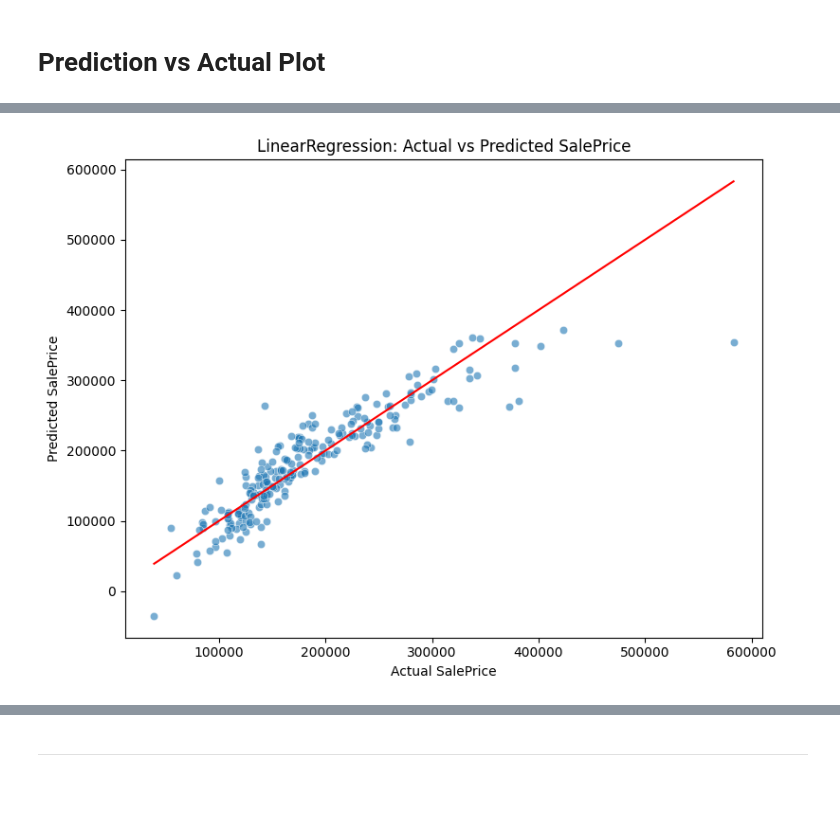
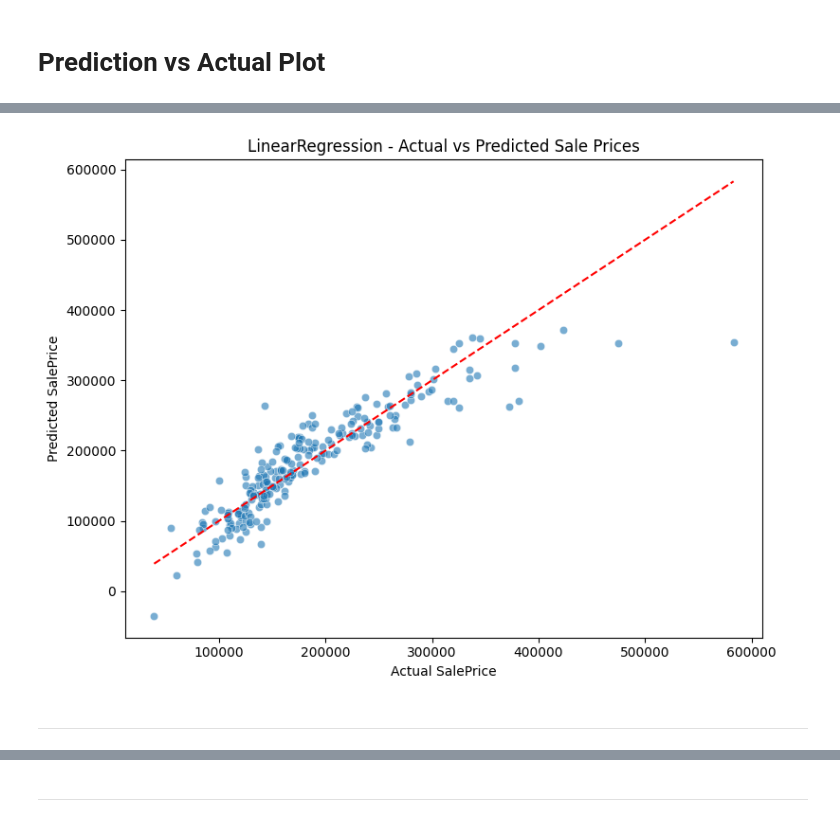
Before and after one commit to justynath/heritage-house-price-predictor, a Jupyter notebook: jupyter_notebooks/05 - Modeling and Evaluation.ipynb, the cells around one changed output, grey strips where cells are left out. Saved outputs shown, nothing was run; the diff lists cells and outputs as text; code cells hidden in the pictures; blank space fills up the shorter version.

```diff
--- a/jupyter_notebooks/05 - Modeling and Evaluation.ipynb
+++ b/jupyter_notebooks/05 - Modeling and Evaluation.ipynb
@@ -116,9 +148,10 @@ def build_pipeline(model):
 # %%
 from sklearn.ensemble import GradientBoostingRegressor, RandomForestRegressor
+from sklearn.linear_model import LinearRegression
 from xgboost import XGBRegressor
-from sklearn.linear_model import LinearRegression
 from sklearn.model_selection import GridSearchCV
 
+# Dictionary of models to try
 models = {
     "LinearRegression": LinearRegression(),
     "RandomForestRegressor": RandomForestRegressor(random_state=0),
@@ -126,11 +159,20 @@ models = {
     "XGBRegressor": XGBRegressor(random_state=0),
 }
 
+# Dictionary of hyperparameters for each model
 params = {
     "LinearRegression": {},
-    "RandomForestRegressor": {"regressor__n_estimators": [100, 150]},
-    "GradientBoostingRegressor": {"regressor__n_estimators": [100], "regressor__learning_rate": [0.1, 0.01]},
-    "XGBRegressor": {"regressor__n_estimators": [100], "regressor__learning_rate": [0.1, 0.01]},
+    "RandomForestRegressor": {
+        "regressor__n_estimators": [100, 150]
+    },
+    "GradientBoostingRegressor": {
+        "regressor__n_estimators": [100],
+        "regressor__learning_rate": [0.1, 0.01]
+    },
+    "XGBRegressor": {
+        "regressor__n_estimators": [100],
+        "regressor__learning_rate": [0.1, 0.01]
+    },
 }
 # %% [markdown]
 ---
@@ -140,9 +187,15 @@ params = {
 results = {}
 
 for name, model in models.items():
-    print(f"Training: {name}")
+    print(f"\nTraining: {name}")
     pipeline = build_pipeline(model)
-    grid = GridSearchCV(pipeline, param_grid=params[name], cv=5, scoring='r2', n_jobs=-1)
+    grid = GridSearchCV(
+        pipeline,
+        param_grid=params[name],
+        cv=5,
+        scoring='r2',
+        n_jobs=-1
+    )
     grid.fit(X_train, y_train)
     results[name] = grid
 # %% [output]
@@ -180,14 +252,16 @@ RMSE: 33647.476
 # %%
 import matplotlib.pyplot as plt
 import seaborn as sns
 
 plt.figure(figsize=(8, 6))
 sns.scatterplot(x=y_test, y=y_pred, alpha=0.6)
-plt.plot([y_test.min(), y_test.max()], [y_test.min(), y_test.max()], color='red')
+plt.plot([y_test.min(), y_test.max()], [y_test.min(), y_test.max()], color='red', linestyle='--')
 plt.xlabel("Actual SalePrice")
 plt.ylabel("Predicted SalePrice")
-plt.title(f"{best_model_name}: Actual vs Predicted SalePrice")
+plt.title(f"{best_model_name} - Actual vs Predicted Sale Prices")
 plt.tight_layout()
 plt.show()
 # %% [output]
-[figure, old version]
+[figure, new version]
+# %% [markdown]
+---
```
Also changed, not shown: parts of 20 cells of this notebook, 2 other files.
